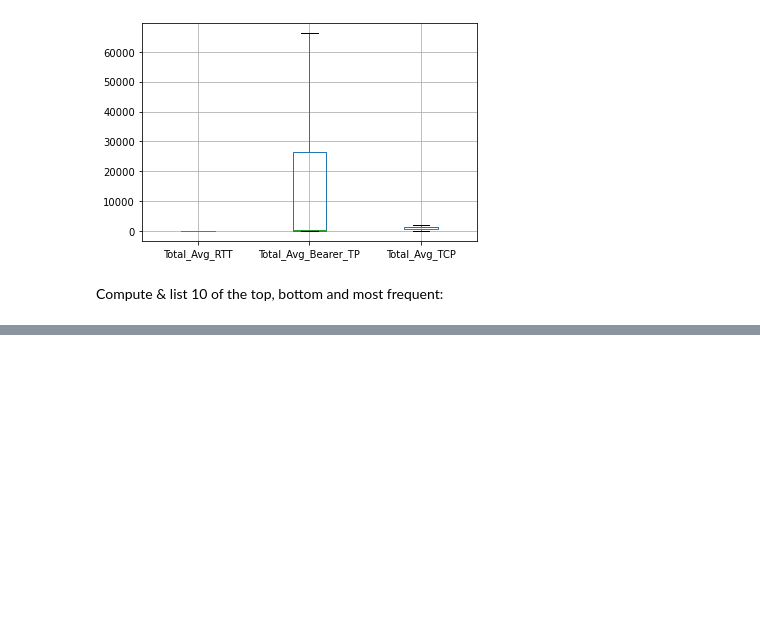
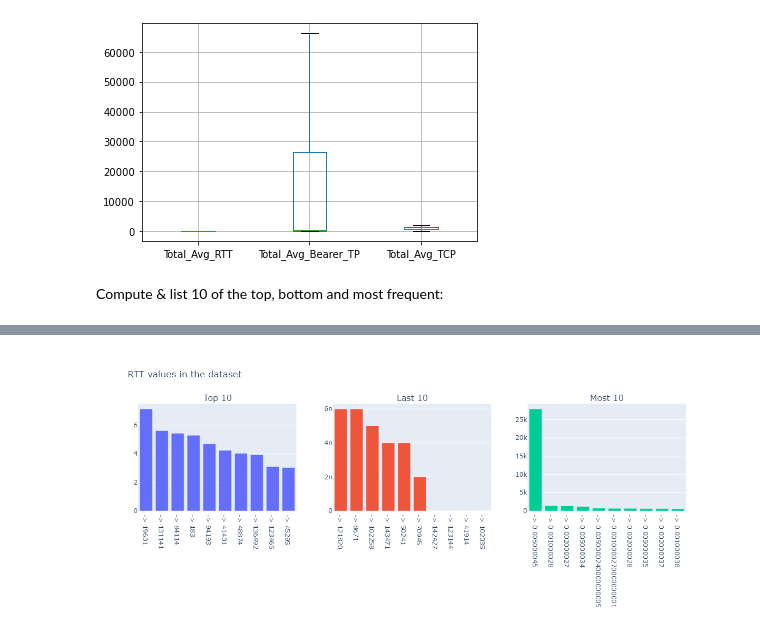
Before and after one commit to yonamg/Telecom-Data-Analysis, a Jupyter notebook: notebook/user_exprience_anaysis.ipynb, the cells around one changed output, grey strips where cells are left out. Cells and saved outputs as stored; diff of their text form; code cells hidden in the pictures; blank space fills up the shorter version.

```diff
--- a/notebook/user_exprience_anaysis.ipynb
+++ b/notebook/user_exprience_anaysis.ipynb
@@ -210,0 +213,12 @@ mult_hist([top_10, last_10, most_10], 1,
+# %%
+#Sort dataset by RTT Values
+sorted_by_RTT = df_user_expr.sort_values(
+    'Total_Avg_RTT', ascending=False)
+top_10 = sorted_by_RTT.head(10)['Total_Avg_RTT']
+last_10 = sorted_by_RTT.tail(10)['Total_Avg_RTT']
+most_10 = df_user_expr['Total_Avg_RTT'].value_counts().head(10)
+# %%
+mult_hist([top_10, last_10, most_10], 1,
+          3, "RTT values in the dataset", ['Top 10', 'Last 10', 'Most 10'])
+# %% [output]
+[figure, added]
```
Also changed, not shown: parts of 9 cells of this notebook.
